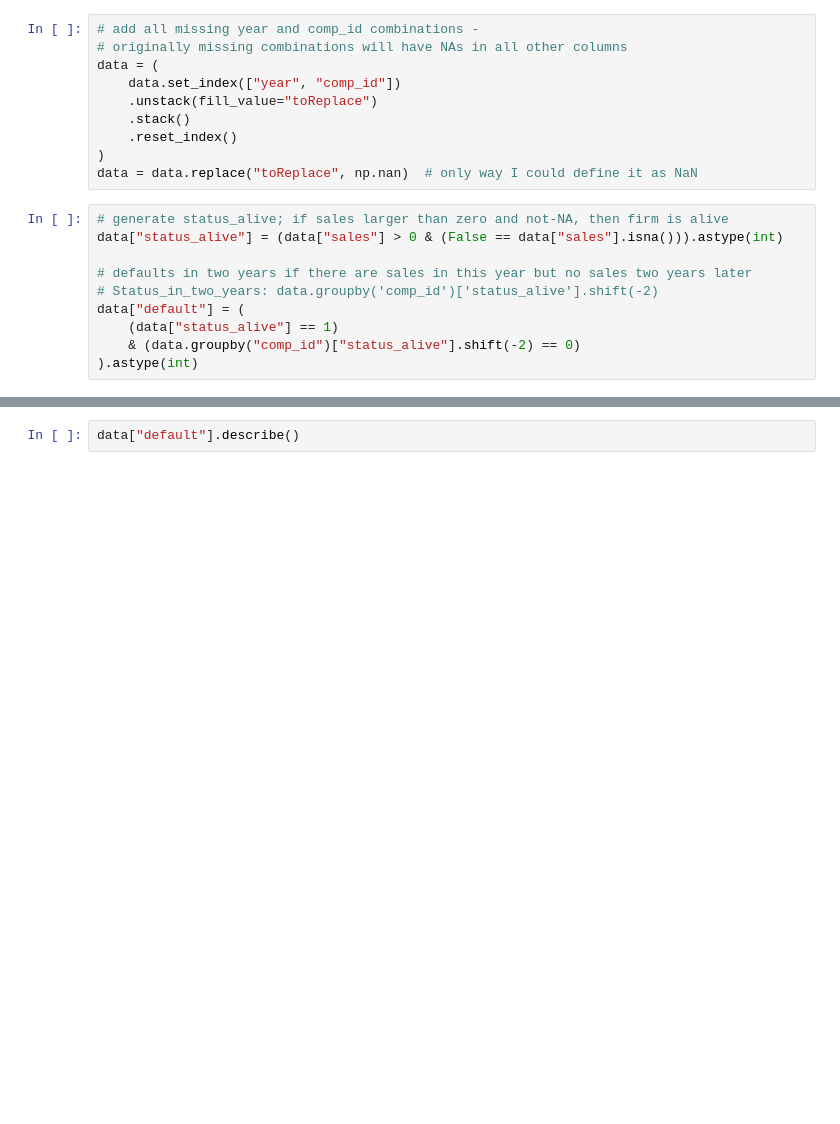
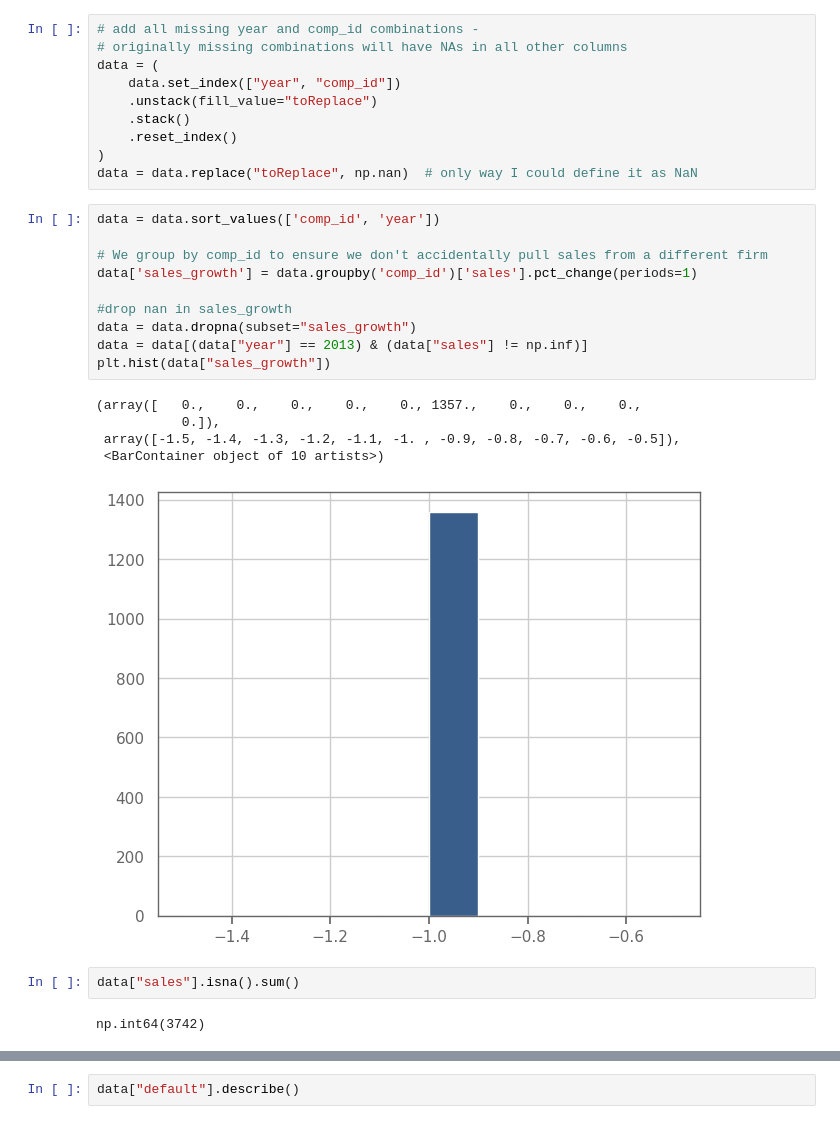
Before and after one commit to 4mbrus/Data-Analysis-3, a Jupyter notebook: Assignment 2/data_prep.ipynb, the cells around one changed output, grey strips where cells are left out. Cells and saved outputs as stored; diff of their text form; blank space fills up the shorter version.

Commit message:
working on data filtering, variable of interest, documentation

```diff
--- a/Assignment 2/data_prep.ipynb
+++ b/Assignment 2/data_prep.ipynb
@@ -44,13 +74,23 @@ data = (
     .reset_index()
 )
 data = data.replace("toReplace", np.nan)  # only way I could define it as NaN
-# %%
-# generate status_alive; if sales larger than zero and not-NA, then firm is alive
-data["status_alive"] = (data["sales"] > 0 & (False == data["sales"].isna())).astype(int)
-
-# defaults in two years if there are sales in this year but no sales two years later
-# Status_in_two_years: data.groupby('comp_id')['status_alive'].shift(-2)
-data["default"] = (
-    (data["status_alive"] == 1)
-    & (data.groupby("comp_id")["status_alive"].shift(-2) == 0)
-).astype(int)
+# %%
+data = data.sort_values(['comp_id', 'year'])
+
+# We group by comp_id to ensure we don't accidentally pull sales from a different firm
+data['sales_growth'] = data.groupby('comp_id')['sales'].pct_change(periods=1)
+
+#drop nan in sales_growth
+data = data.dropna(subset="sales_growth")
+data = data[(data["year"] == 2013) & (data["sales"] != np.inf)]
+plt.hist(data["sales_growth"])
+# %% [output]
+(array([   0.,    0.,    0.,    0.,    0., 1357.,    0.,    0.,    0.,
+           0.]),
+ array([-1.5, -1.4, -1.3, -1.2, -1.1, -1. , -0.9, -0.8, -0.7, -0.6, -0.5]),
+ <BarContainer object of 10 artists>)
+[figure, added]
+# %%
+data["sales"].isna().sum()
+# %% [output]
+np.int64(3742)
```
Also changed, not shown: parts of 3 cells of this notebook.
